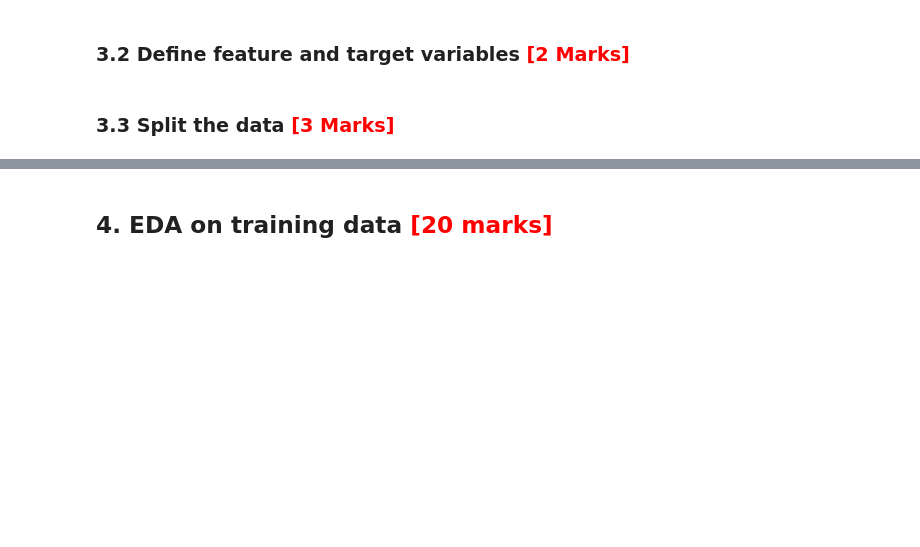
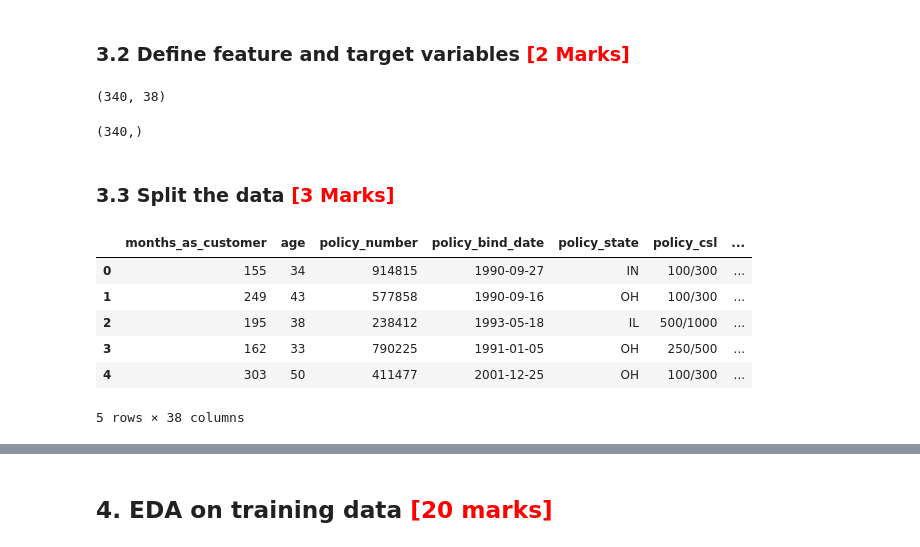
Before and after one commit to avanindra3/Fraudulent_Claim_Detection, a Jupyter notebook: Fraudulent_Claim_Detection.ipynb, the cells around one changed output, grey strips where cells are left out. Cells and saved outputs as stored; diff of their text form; code cells hidden in the pictures; blank space fills up the shorter version.

```diff
--- a/Fraudulent_Claim_Detection.ipynb
+++ b/Fraudulent_Claim_Detection.ipynb
@@ -358,2 +424,6 @@ Carefully examine the dataset and identify columns that contain date or time inf
+# %%
+data['policy_bind_date'] = pd.to_datetime(data['policy_bind_date'], format='%Y-%m-%d')
+# %%
+data['incident_date'] = pd.to_datetime(data['incident_date'], format='%Y-%m-%d')
 # %%
 # Check the features of the data again
@@ -373,3 +463,11 @@ from sklearn.model_selection import train_test_split
+# %%
+X.shape
+# %% [output]
+(340, 38)
+# %%
+y.shape
+# %% [output]
+(340,)
 # %% [markdown]
 ### **3.3 Split the data** <font color="red">[3 Marks]</font>
 # %%
@@ -378,0 +481,10 @@ from sklearn.model_selection import train_test_split
+# %%
+X_train.head()
+# %% [output]
+|  | months_as_customer | age | policy_number | policy_bind_date | policy_state | policy_csl | ... |
+| 0 | 155 | 34 | 914815 | 1990-09-27 | IN | 100/300 | ... |
+| 1 | 249 | 43 | 577858 | 1990-09-16 | OH | 100/300 | ... |
+| 2 | 195 | 38 | 238412 | 1993-05-18 | IL | 500/1000 | ... |
+| 3 | 162 | 33 | 790225 | 1991-01-05 | OH | 250/500 | ... |
+| 4 | 303 | 50 | 411477 | 2001-12-25 | OH | 100/300 | ... |
+5 rows × 38 columns
```
Also changed, not shown: parts of 21 cells of this notebook.
